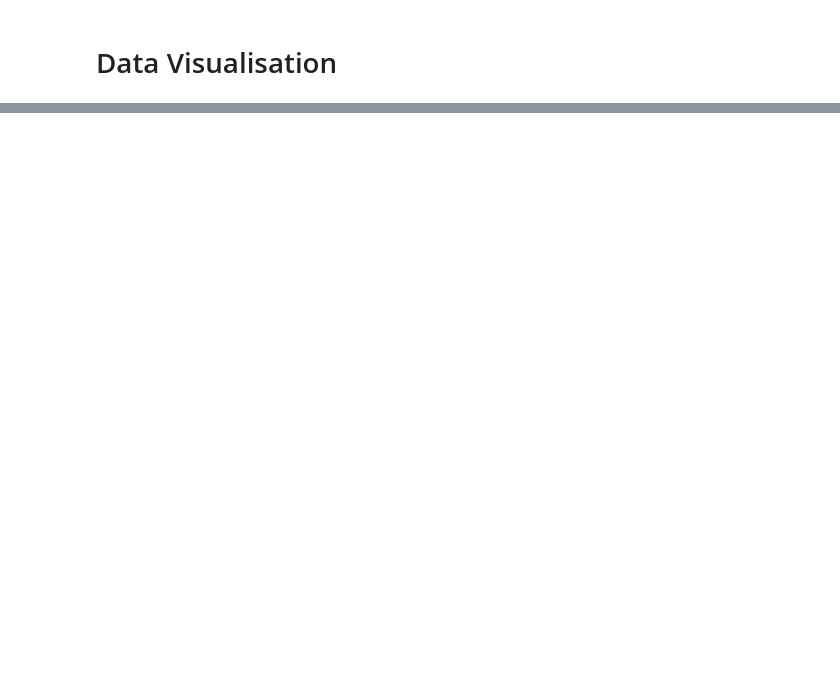
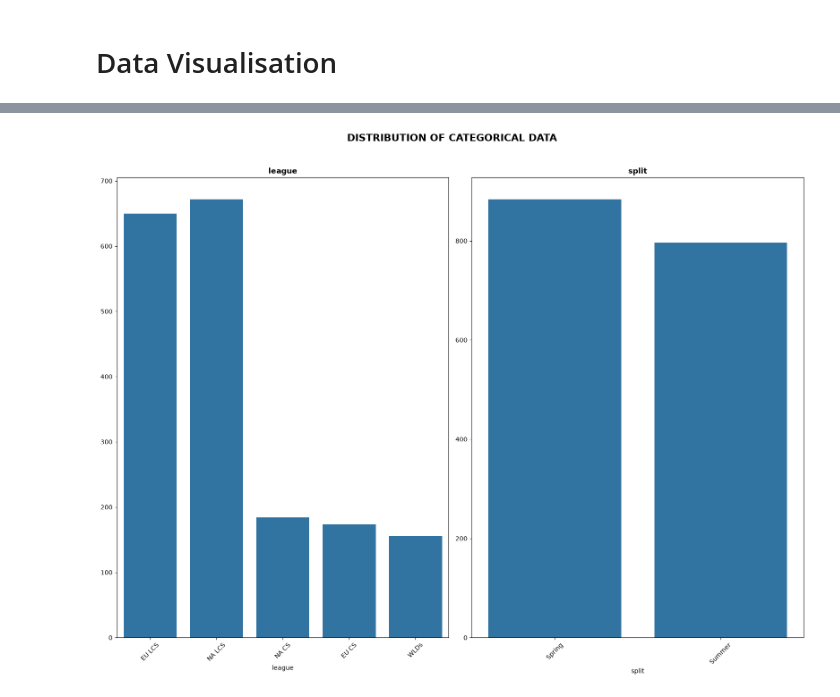
Before and after one commit to jkpjr/lol-esports-pickems-predictor, a Jupyter notebook: exploratory_data_analysis.ipynb, the cells around one changed output, grey strips where cells are left out. Cells and saved outputs as stored; diff of their text form; code cells hidden in the pictures; blank space fills up the shorter version.

```diff
--- a/exploratory_data_analysis.ipynb
+++ b/exploratory_data_analysis.ipynb
@@ -118,3 +199,9 @@ def count_outliers(df, IQR_multiplier=1.5):
 # %% [markdown]
 # Data Visualisation
+# %%
+# Define numerical columns to visualize
+num_cols = df.select_dtypes(include=["number"]).columns.drop(['year', 'patch', 'result']).tolist()
+
+# Define categorical columns to visualize
+cat_cols = df.select_dtypes(include=["str"]).columns.drop(['gameid']).tolist()
 # %%
@@ -144,0 +255,25 @@ def visualize_distribution():
+# %%
+def visualize_cat_distribution(df, cols, plot_title="DISTRIBUTION OF CATEGORICAL DATA", nrows=3, ncols=4, figsize=(16, 12)):
+    """
+    Utilize bar plots to visualize categorical distribution.
+    """
+    fig, axes = plt.subplots(nrows, ncols, figsize=figsize) # Adjust depending on the number of numerical columns
+    axes = axes.flatten()
+    fig.suptitle(plot_title.upper(), fontsize=16, fontweight="bold", y=1.02)
+
+    for i, col in enumerate(cols):
+        sns.countplot(data=df, x=col, ax=axes[i])
+        axes[i].set_title(col, fontsize=12, fontweight="bold")
+        axes[i].set_ylabel("")
+        axes[i].tick_params(axis="x", rotation=45)
+
+    # Hide unused subplots
+    for j in range(len(cols), len(axes)):
+        fig.delaxes(axes[j])
+
+    plt.tight_layout()
+    plt.show()
+# %%
+visualize_cat_distribution(df, cat_cols[:2], nrows=1, ncols=2)
+# %% [output]
+[figure, added]
```
Also changed, not shown: parts of 16 cells of this notebook, 1 other file.
